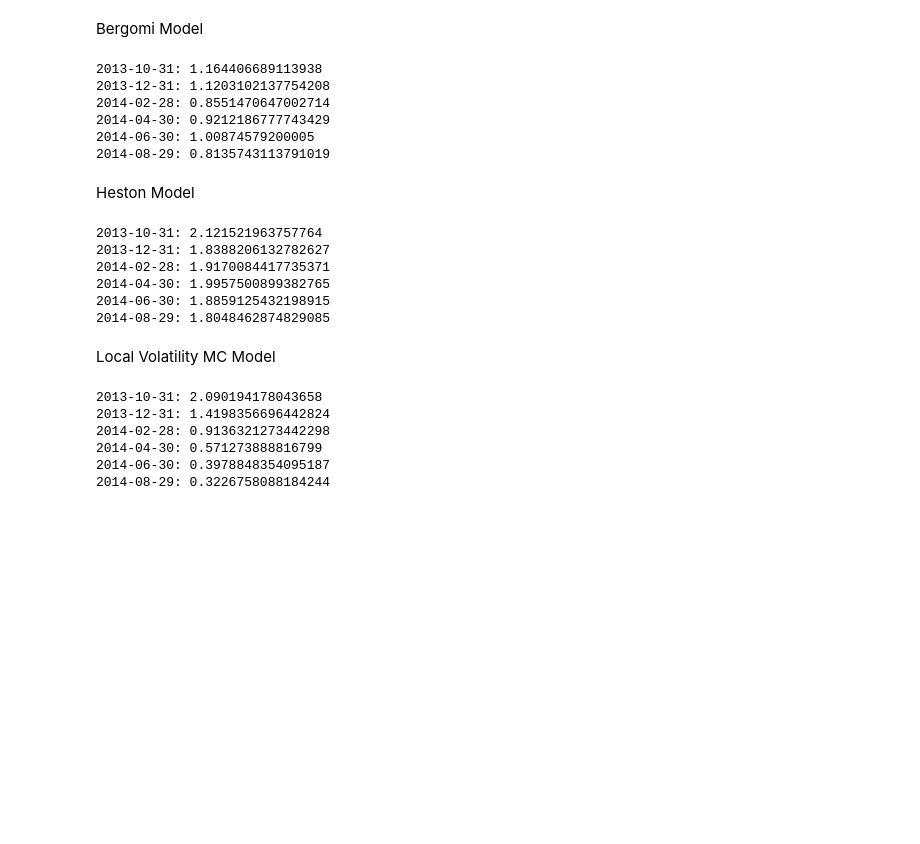
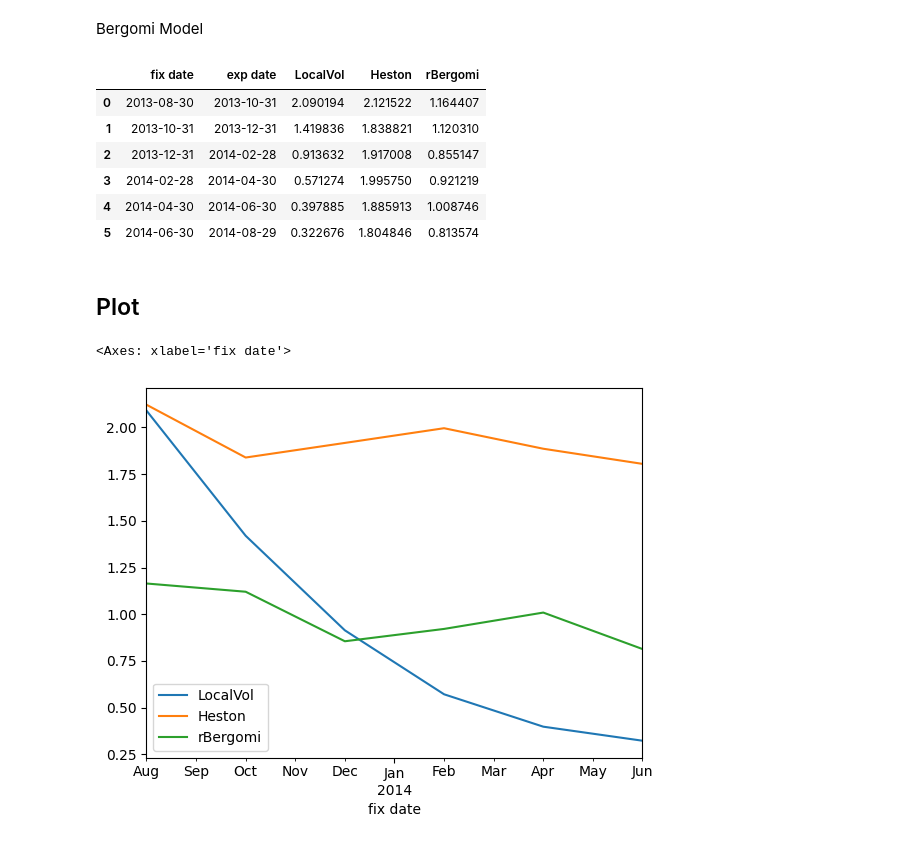
Before and after one commit to qatwalk/eq, a Jupyter notebook: 03_FwdCollars.ipynb, the cells around one changed output. Cells and saved outputs as stored; diff of their text form; code cells hidden in the pictures; blank space fills up the shorter version.

```diff
--- a/03_FwdCollars.ipynb
+++ b/03_FwdCollars.ipynb
@@ -90,0 +114,12 @@ for fix_dt, exp_dt in zip(dates[:-1], dates[1:]):
+# %%
+model = LVMCModel()
+
+prices = []
+for timetable in timetables:
+    price, _ = model.price(timetable, localvol_data())
+    prices.append(price)
+
+df = pd.DataFrame(
+    {"fix date": fix_dates, "exp date": exp_dates, "LocalVol": prices}
+)
+df
@@ -90,0 +136,9 @@ for fix_dt, exp_dt in zip(dates[:-1], dates[1:]):
+# %%
+model = HestonMCModel()
+
+prices = []
+for timetable in timetables:
+    price, _ = model.price(timetable, heston_data())
+    prices.append(price)
+df["Heston"] = prices
+df
@@ -96,43 +158,25 @@ dataset = rbergomi_data()
 dataset["MC"]["PATHS"] = 10_000  # very slow with 100_000, 1/250
 dataset["MC"]["TIMESTEP"] = 1 / 100
 
-for exp_dt, timetable in timetables.items():
+prices = []
+for timetable in timetables:
     price, _ = model.price(timetable, dataset)
-    print(f"{exp_dt.date()}: {price}")
+    prices.append(price)
+df["rBergomi"] = prices
+df
 # %% [output]
-2013-10-31: 1.164406689113938
-2013-12-31: 1.1203102137754208
-2014-02-28: 0.8551470647002714
-2014-04-30: 0.9212186777743429
-2014-06-30: 1.00874579200005
-2014-08-29: 0.8135743113791019
+|  | fix date | exp date | LocalVol | Heston | rBergomi |
+| 0 | 2013-08-30 | 2013-10-31 | 2.090194 | 2.121522 | 1.164407 |
+| 1 | 2013-10-31 | 2013-12-31 | 1.419836 | 1.838821 | 1.120310 |
+| 2 | 2013-12-31 | 2014-02-28 | 0.913632 | 1.917008 | 0.855147 |
+| 3 | 2014-02-28 | 2014-04-30 | 0.571274 | 1.995750 | 0.921219 |
+| 4 | 2014-04-30 | 2014-06-30 | 0.397885 | 1.885913 | 1.008746 |
+| 5 | 2014-06-30 | 2014-08-29 | 0.322676 | 1.804846 | 0.813574 |
-# %% [markdown]
-Heston Model
-# %%
-model = HestonMCModel()
-
-for exp_dt, timetable in timetables.items():
-    price, _ = model.price(timetable, heston_data())
-    print(f"{exp_dt.date()}: {price}")
-# %% [output]
-2013-10-31: 2.121521963757764
-2013-12-31: 1.8388206132782627
-2014-02-28: 1.9170084417735371
-2014-04-30: 1.9957500899382765
-2014-06-30: 1.8859125432198915
-2014-08-29: 1.8048462874829085
-# %% [markdown]
-Local Volatility MC Model
-# %%
-model = LVMCModel()
-
-for exp_dt, timetable in timetables.items():
-    price, _ = model.price(timetable, localvol_data())
-    print(f"{exp_dt.date()}: {price}")
-# %% [output]
-2013-10-31: 2.090194178043658
-2013-12-31: 1.4198356696442824
-2014-02-28: 0.9136321273442298
-2014-04-30: 0.571273888816799
-2014-06-30: 0.3978848354095187
-2014-08-29: 0.3226758088184244
+# %% [markdown]
+## Plot
+# %%
+df.columns
+df.plot(x="exp date", y=["LocalVol", "Heston", "rBergomi"])
+# %% [output]
+<Axes: xlabel='fix date'>
+[figure, added]
```
Also changed, not shown: parts of 9 cells of this notebook, 3 other files.
